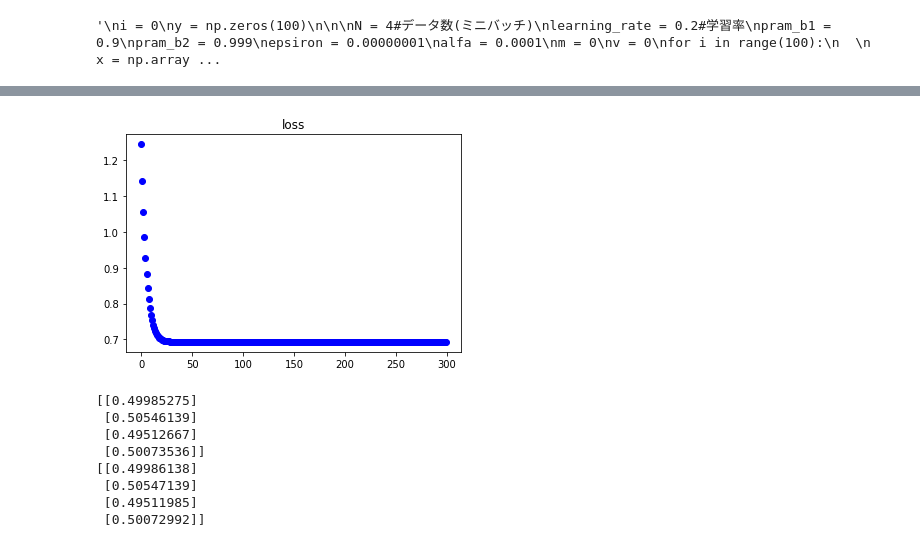
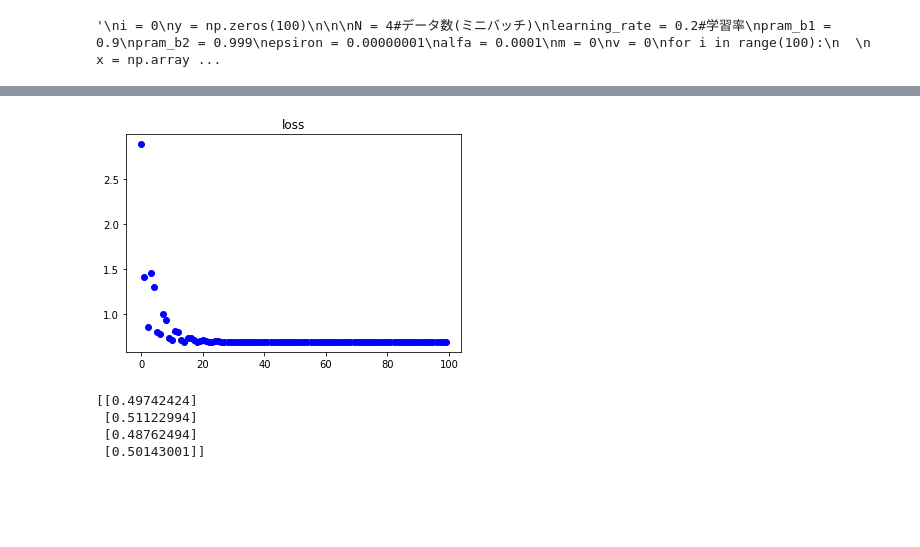
Before and after one commit to MxD-lab/SNN_Simulation, a Jupyter notebook: neralnetwork仮.ipynb, the cells around one changed output, grey strips where cells are left out. Cells and saved outputs as stored; diff of their text form; code cells hidden in the pictures; blank space fills up the shorter version.

```diff
--- a/neralnetwork仮.ipynb
+++ b/neralnetwork仮.ipynb
@@ -35,17 +35,11 @@ B1:隠れ層のバイアス
 W2:出力層の重み
 B2:隠れ層のバイアス
 """
-"""
-W1 = np.array([[0.707760268819045,-0.83735145624508],[-1.21179516971129,-0.426362970984348]])
-B1 = np.array([-0.311592487617895,0.46169885478039])
-W2 = np.array([[0.539158501953791],[-0.41755354864446]])
-B2 = np.array([0.141883319414468])
-#print(W1)
-"""
 
-W1 = np.random.rand(2,2)
-B1 = np.random.rand(2)
-W2 = np.random.rand(2,1)
+
+W1 = np.random.rand(2,12)
+B1 = np.random.rand(12)
+W2 = np.random.rand(12,1)
 B2 = np.random.rand(1)
 #print(W1)
 # %%
@@ -77,7 +71,7 @@ w:一個前の重み（出力層の重み）
 activ:活性化関数の微分
 """
 def hidden_delta(delta,w,activ):
-  d = np.zeros((4,2)) #データ数×隠れ層のニューロン数の配列を作成
+  d = np.zeros((4,12)) #データ数×隠れ層のニューロン数の配列を作成
   #d = np.zeros((int(delta),int(w[0])))
   for i in range(len(delta)):
     for j in range(len(w[0])):
@@ -278,11 +380,11 @@ for i in range(100):
 # %%
-p = np.arange(300)
+p = np.arange(100)
 plt.scatter(p, y, c='b', label='loss_data')
 #plt.legend()
 plt.title('loss')
 plt.show()
 # %% [output]
-[figure, old version]
+[figure, new version]
 # %%
 A1 = np.dot(x,W1) +B1
 Z1 = relu(A1)#一層目活性化関数かける
@@ -293,14 +395,9 @@ Z22 = sigmoid(A2)
 
 delta = Z2 - target#誤差
 #print(delta)
-print(Z22)
 print(Z2)
 # %% [output]
-[[0.49985275]
- [0.50546139]
- [0.49512667]
- [0.50073536]]
-[[0.49986138]
- [0.50547139]
- [0.49511985]
- [0.50072992]]
+[[0.49742424]
+ [0.51122994]
+ [0.48762494]
+ [0.50143001]]
```
Also changed, not shown: parts of 2 cells of this notebook.
